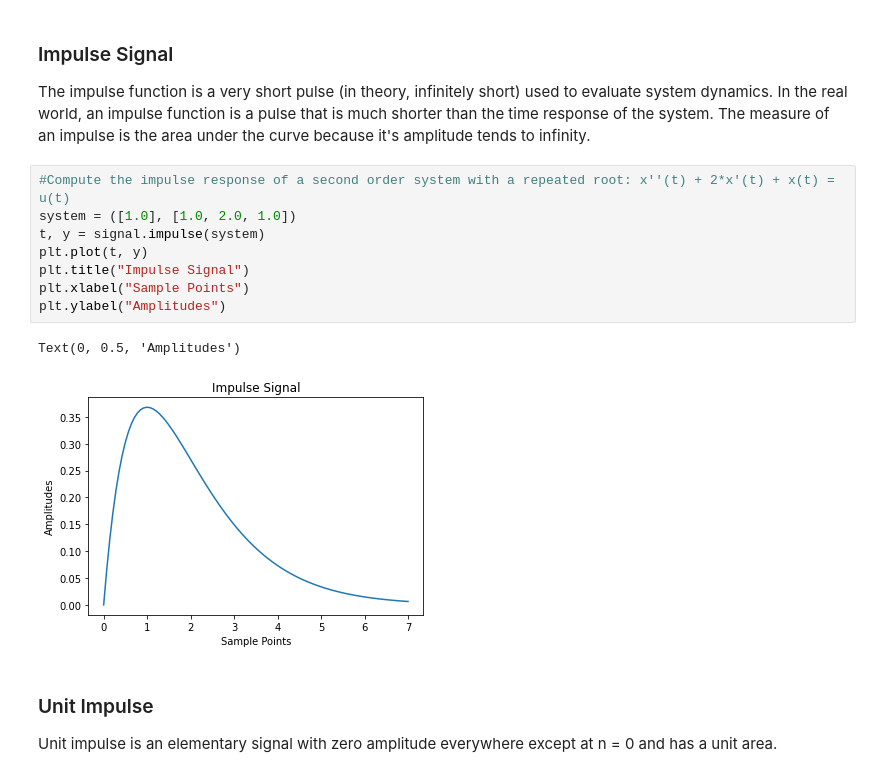
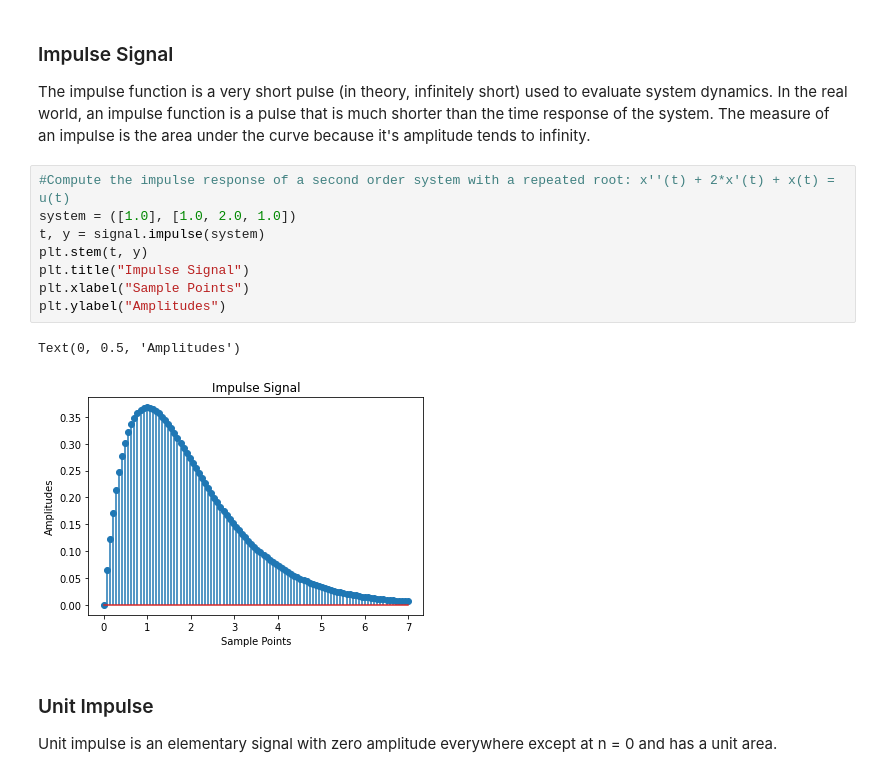
Before and after one commit to appledora/DSP_LAB_TASK, a Jupyter notebook: 1.ipynb, the cells around one changed output. Saved outputs shown, nothing was run; the diff lists cells and outputs as text.

```diff
--- a/1.ipynb
+++ b/1.ipynb
@@ -8,14 +8,14 @@ The impulse function is a very short pulse (in theory, infinitely short) used to
 # %%
 #Compute the impulse response of a second order system with a repeated root: x''(t) + 2*x'(t) + x(t) = u(t)
 system = ([1.0], [1.0, 2.0, 1.0])
 t, y = signal.impulse(system)
-plt.plot(t, y)
+plt.stem(t, y)
 plt.title("Impulse Signal")
 plt.xlabel("Sample Points")
 plt.ylabel("Amplitudes")
 # %% [output]
 Text(0, 0.5, 'Amplitudes')
-[figure, old version]
+[figure, new version]
 # %% [markdown]
 ### Unit Impulse
 Unit impulse is an elementary signal with zero amplitude everywhere except at n = 0 and has a unit area.
```
Also changed, not shown: parts of 2 cells of this notebook, 3 other files.
